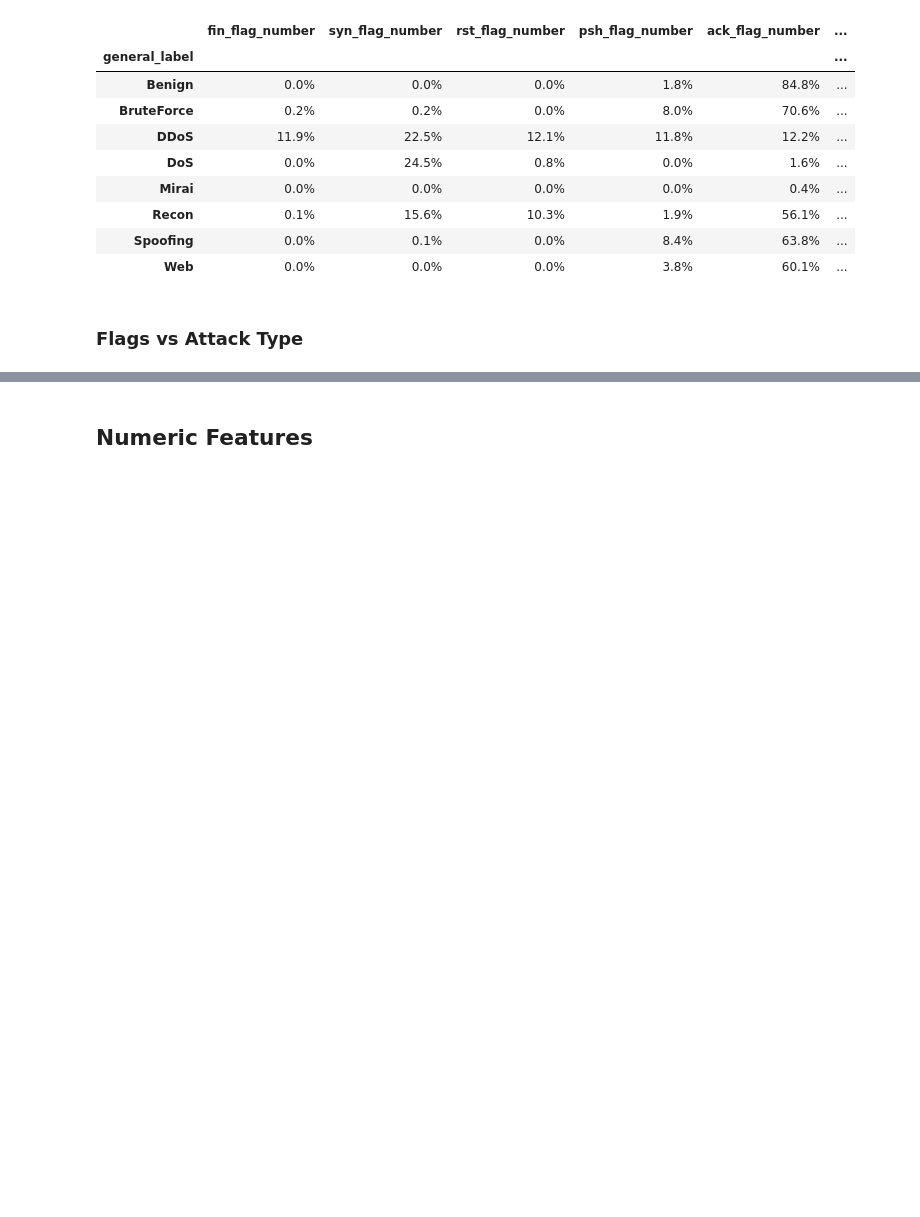
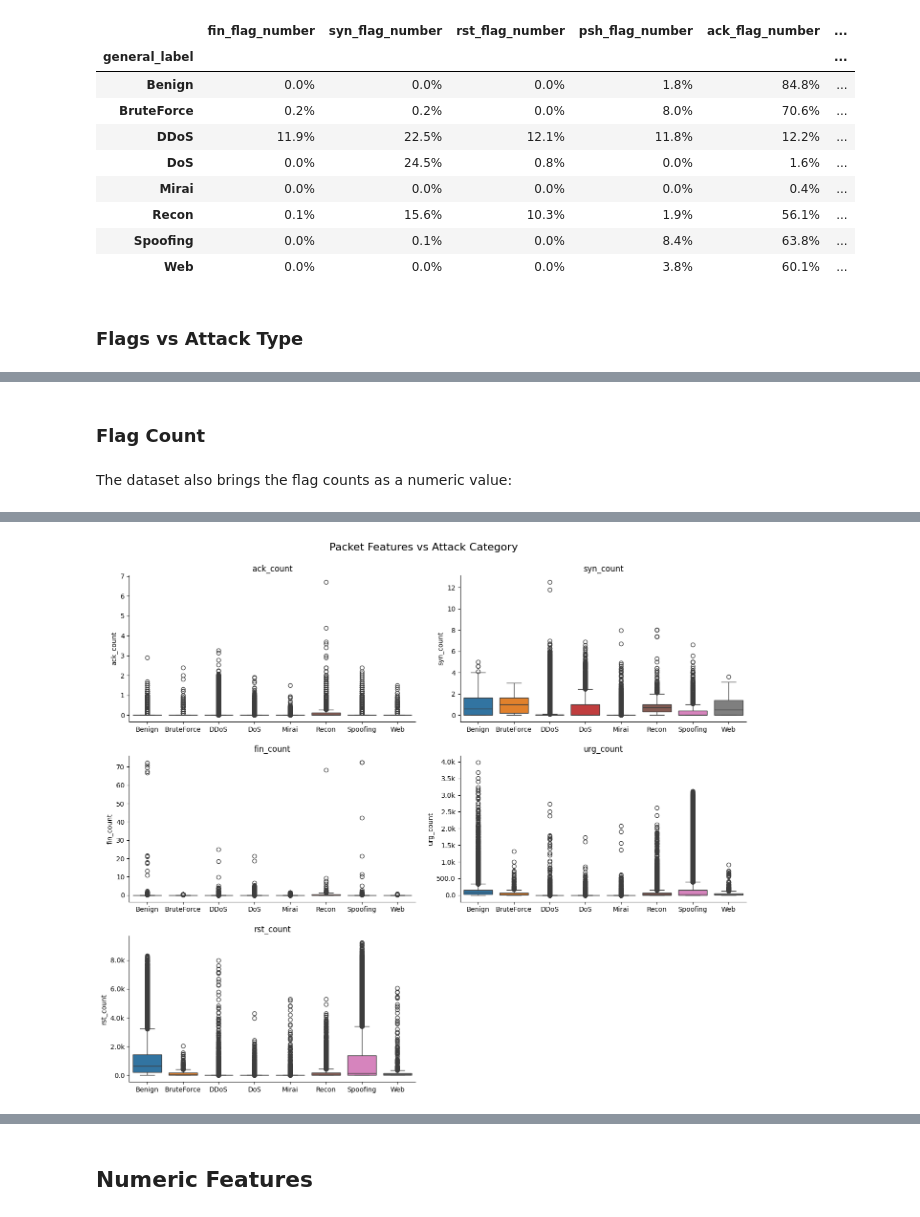
Before and after one commit to inaciobr/Multi-Stage-IoT-Intrusion-Detection, a Jupyter notebook: notebooks/1 - EDA.ipynb, the cells around one changed output, grey strips where cells are left out. Cells and saved outputs as stored; diff of their text form; code cells hidden in the pictures; blank space fills up the shorter version.

Commit message:
Add numeric features to EDA

```diff
--- a/notebooks/1 - EDA.ipynb
+++ b/notebooks/1 - EDA.ipynb
@@ -520,3 +563,18 @@ print_percentage_df(df, 'label', features['tcp_flag'])
 | VulnerabilityScan | 0.0% | 1.0% | 0.1% | 0.8% | 70.2% | 0.0% | ... |
 | XSS | 0.0% | 0.0% | 0.0% | 2.6% | 51.8% | 0.0% | ... |
 | Uploading_Attack | 0.0% | 0.0% | 0.0% | 2.2% | 43.2% | 0.0% | ... |
+# %% [markdown]
+### Flag Count
+# %% [markdown]
+The dataset also brings the flag counts as a numeric value:
+# %%
+%%time
+
+plot_box_attack_features(
+    df.sample(2_000_000),
+    features=features['tcp_flag_counts'],
+    label_column='general_label',
+    title="Packet Features vs Attack Category",
+    color_map=general_attack_color
+)
+# %% [output]
@@ -522,0 +583 @@ print_percentage_df(df, 'label', features['tcp_flag'])
+[figure, added]
```
Also changed, not shown: parts of 15 cells of this notebook.
